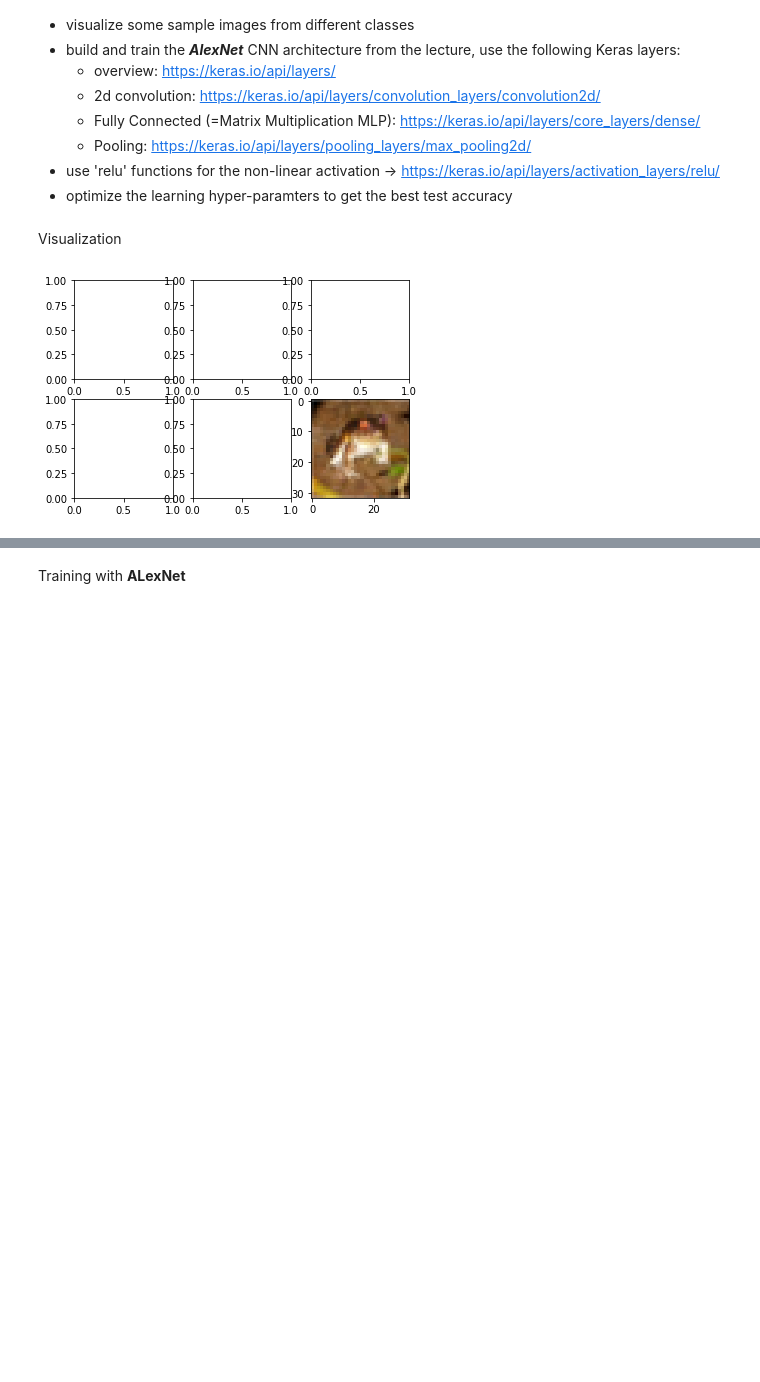
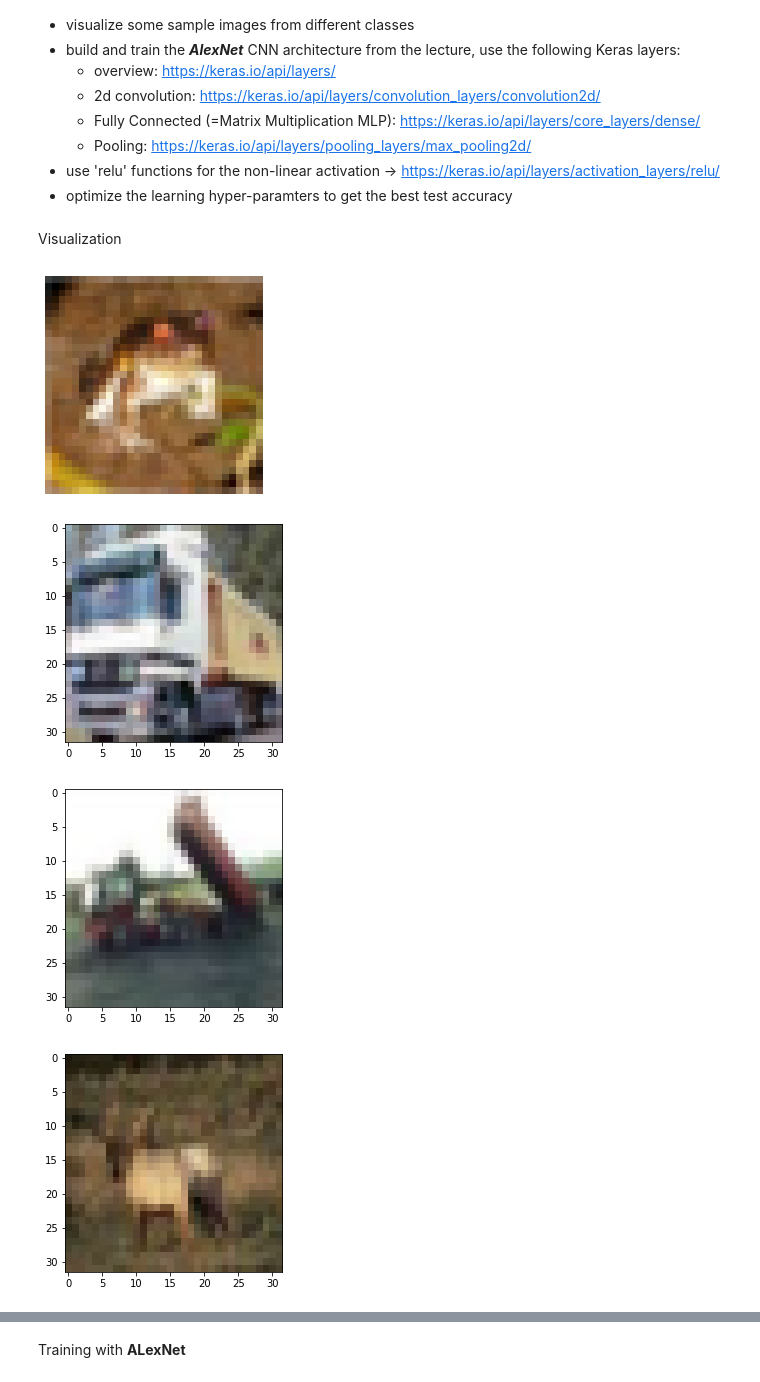
Before and after one commit to dahi84/DataScience21, a Jupyter notebook: Block_7/Assignments/7_CNNs.ipynb, the cells around one changed output, grey strips where cells are left out. Drawn from its saved outputs; the diff is of its cells as text; code cells hidden in the pictures; blank space fills up the shorter version.

```diff
--- a/Block_7/Assignments/7_CNNs.ipynb
+++ b/Block_7/Assignments/7_CNNs.ipynb
@@ -52,16 +52,14 @@ Visualization
 # %%
 import matplotlib.pyplot as plt
 import numpy as np
 
-fig, axes = plt.subplots(2,3)
-axes.axis('off')
-i = 0
-
-#for ax in axes:
-img = x_train[i]
-plt.imshow(img)
-i = i+1
-
-plt.show()
+plt.axis('off')
+for i in range(5):
+  img = x_train[i]
+  plt.imshow(img)
+  plt.show()
 # %% [output]
-[figure, old version]
+[figure, new version]
+[figure, added]
+[figure, added]
+[figure, added]
```
Also changed, not shown: parts of 8 cells of this notebook.
